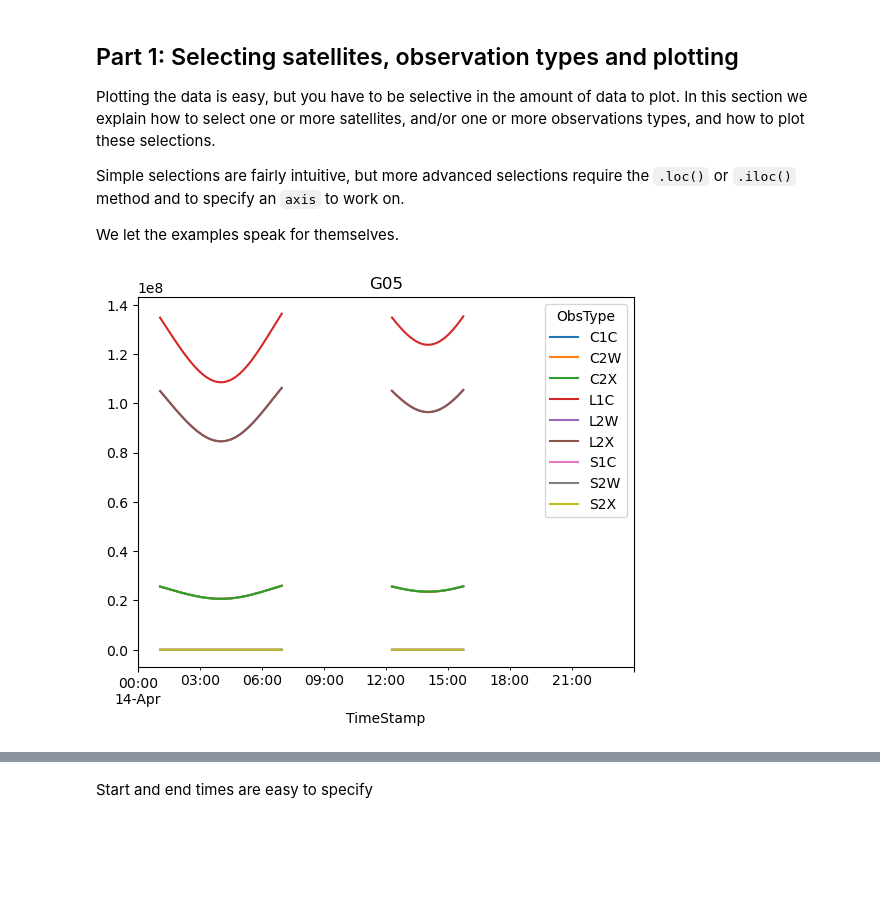
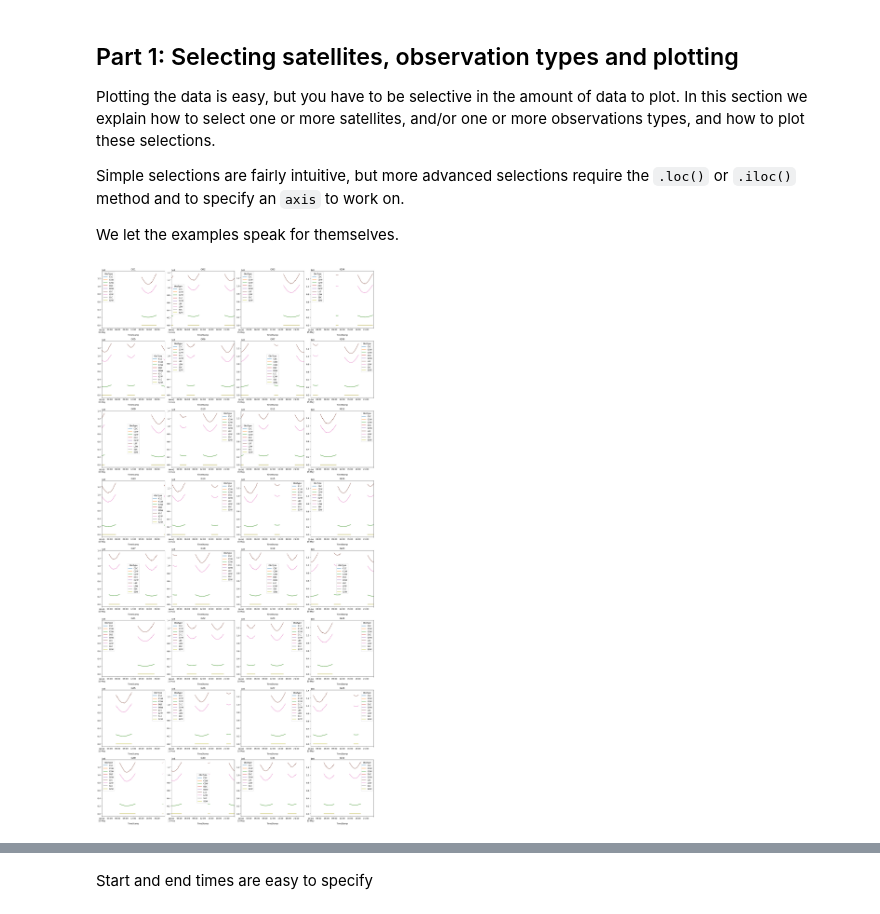
Before and after one commit to ICSlingerland/Groningen-Deformation-lab, a Jupyter notebook: pdRINEX-GettingStarted.ipynb, the cells around one changed output, grey strips where cells are left out. Saved outputs shown, nothing was run; the diff lists cells and outputs as text; code cells hidden in the pictures; blank space fills up the shorter version.

```diff
--- a/pdRINEX-GettingStarted.ipynb
+++ b/pdRINEX-GettingStarted.ipynb
@@ -135,7 +136,7 @@ import os
 
 #crxFilename = 'DLF100NLD_R_20171130000_01D_30S_MO.crx.gz'
 #crxFilename = 'ZEGV00NLD_R_20211040000_01D_30S_MO.crx.gz'
-crxFilename = 'DLF100NLD_R_20211040000_01D_30S_MO.crx.gz'
+crxFilename = ''
 
 print('Compressed RINEX observation file:', crxFilename)
 
@@ -192,7 +193,13 @@ DLF100NLD_R_20211040000_01D_30S_MO.rnx
+# %%
+rnxFilename_NORG = 'rinex135/NORG00NLD_R_20221350000_01D_15S_MO.rnx'
+rnxFilename_NOR3 = 'rinex135/NOR300NLD_R_20221350000_01D_15S_MO.rnx'
+rnxFilename_RDN1 = 'rinex135/RDN100NLD_R_20221350000_01D_15S_MO.rnx'
 # %% [markdown]
 ## Read RINEX data
 
 The RINEX data is read using the `rnxReadObs` into a pandas **DataFrame**.
 # %%
-rnxDf = rnxReadObs(rnxFilename, verbose=1)
+rnxDf_RDN1 = rnxReadObs(rnxFilename_RDN1, verbose=1)
+rnxDf_NOR3 = rnxReadObs(rnxFilename_NOR3, verbose=1)
+rnxDf_NORG = rnxReadObs(rnxFilename_NORG, verbose=1)
 # %% [output]
@@ -331,4 +422,4 @@ To facilitate plotting it is wise to unstack the data, this can be done in `rnxS
 # %%
-gpsDf = rnxSelSys(rnxDf, 'G', unstack=True)
-gpsDf
+gpsDf_RDN1 = rnxSelSys(rnxDf_RDN1, 'G', unstack=True)
+gpsDf_RDN1
 # %% [output]
@@ -390,7 +508,23 @@ Simple selections are fairly intuitive, but more advanced selections require the
 
 We let the examples speak for themselves.
 # %%
-ax=gpsDf['G05'].plot()
-ax.set_title('G05');
+import matplotlib.pyplot as plt
+
+# Create a figure with subplots
+fig, axes = plt.subplots(nrows=8, ncols=4, figsize=(20, 40))  # Adjust the size as needed
+axes = axes.flatten()  # Flatten the 2D array of axes to easily iterate
+
+# Plot each satellite's data
+for i in range(32):
+    satellite = f'G{i+1:02d}'  # Create the satellite name G01, G02, ..., G32
+    if satellite in gpsDf_RDN1.columns:
+        gpsDf_RDN1[satellite].plot(ax=axes[i])
+        axes[i].set_title(satellite)
+    else:
+        axes[i].set_visible(False)  # Hide the subplot if the satellite data is not available
+
+# Adjust layout
+plt.tight_layout()
+plt.show()
 # %% [output]
-[figure, old version]
+[figure, new version]
```
Also changed, not shown: parts of 69 cells of this notebook, 1 other file.
